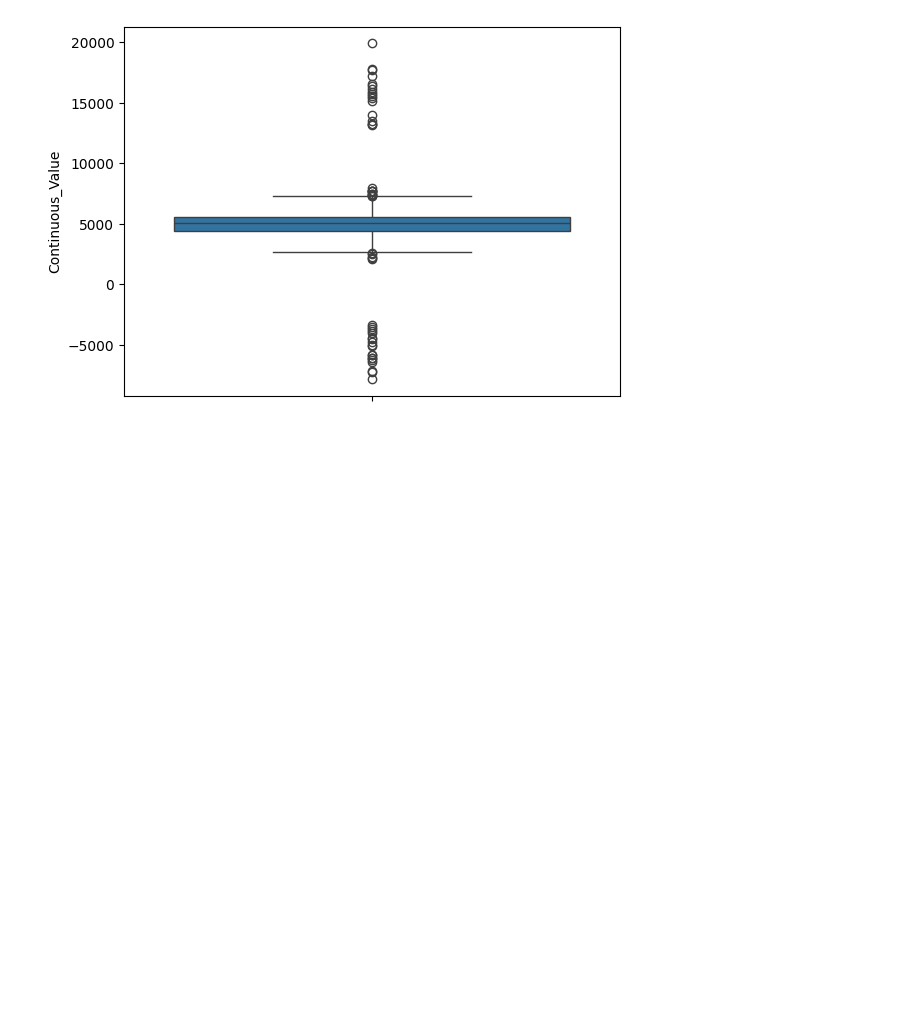
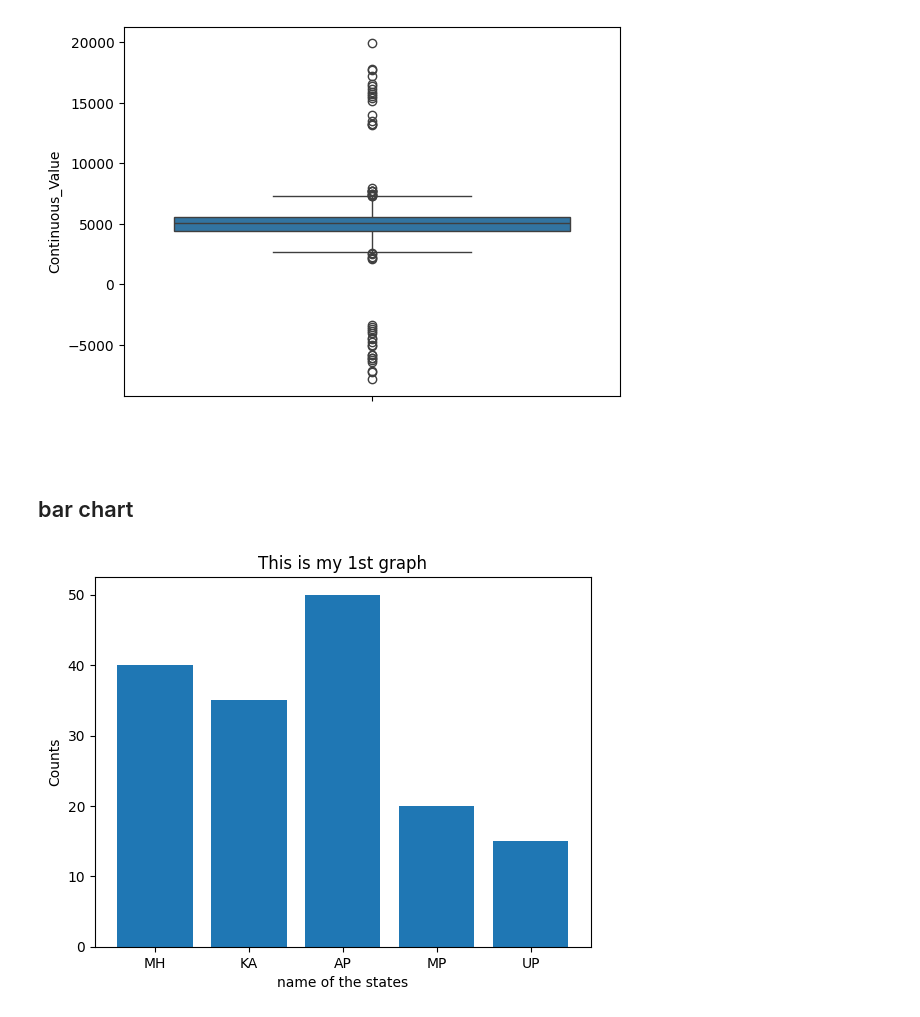
Before and after one commit to devdatta1429/BDA_Assignments, a Jupyter notebook: Stats/Day_7_stats_25_05.ipynb, the cells around one changed output. Cells and saved outputs as stored; diff of their text form; code cells hidden in the pictures; blank space fills up the shorter version.

```diff
--- a/Stats/Day_7_stats_25_05.ipynb
+++ b/Stats/Day_7_stats_25_05.ipynb
@@ -547,3 +547,16 @@ import matplotlib.pyplot as plt
 import pylab
 from pylab import legend
 from pylab import plot, show, title, xlabel ,ylabel
+# %% [markdown]
+## bar chart
+# %%
+states =['MH' , 'KA' , "AP" , 'MP' , 'UP']
+counts =[40,35,50,20,15]
+# %%
+plt.bar(states,counts)
+plt.title('This is my 1st graph')
+plt.xlabel('name of the states')
+plt.ylabel('Counts')
+plt.show()
+# %% [output]
+[figure, added]
```
Also changed, not shown: parts of 15 cells of this notebook.
